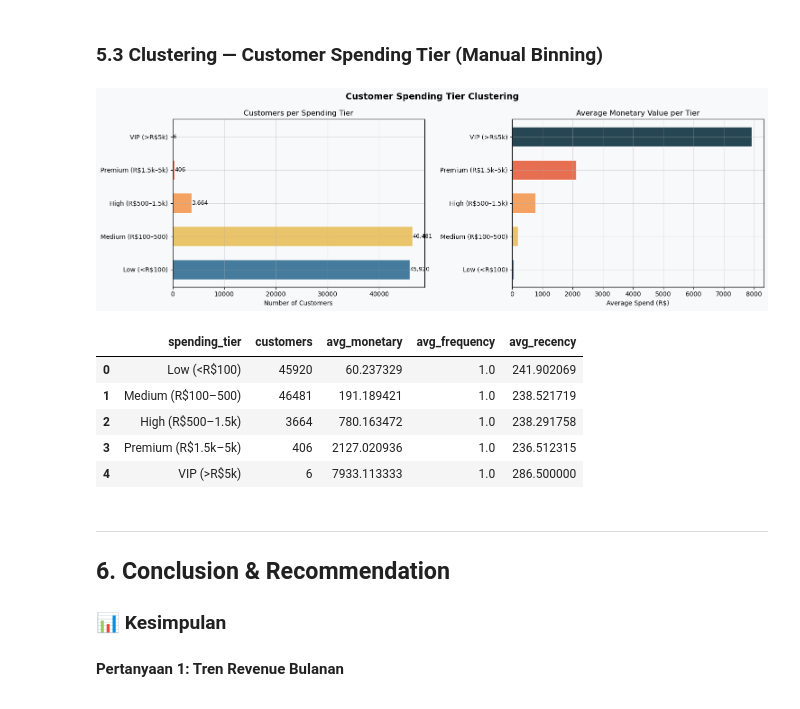
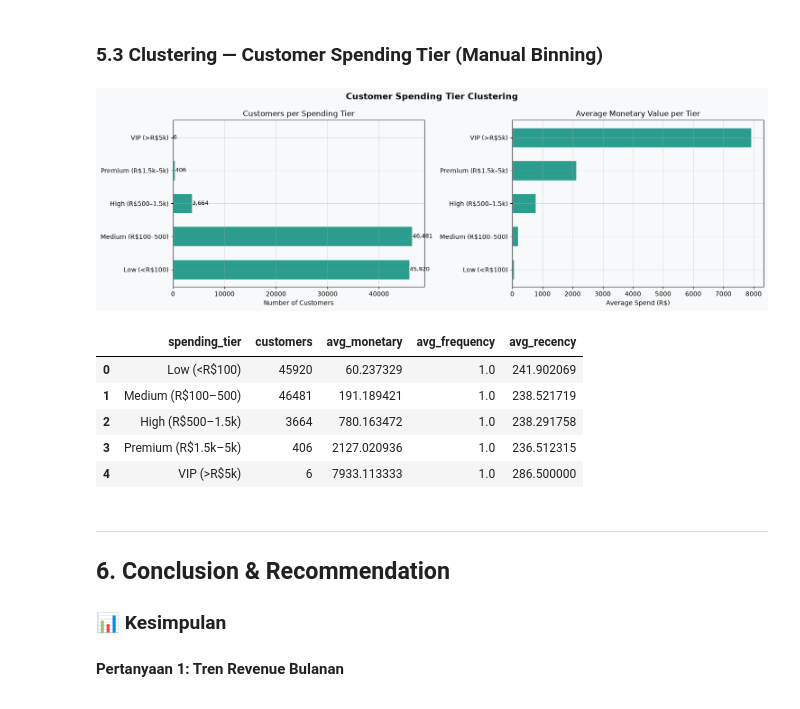
Before and after one commit to DaffaAlfiannoor/E-Commerce-Data-Analysis, a Jupyter notebook: notebook.ipynb, the cells around one changed output. Saved outputs shown, nothing was run; the diff lists cells and outputs as text; code cells hidden in the pictures.

```diff
--- a/notebook.ipynb
+++ b/notebook.ipynb
@@ -881,38 +884,36 @@ rfm['recency_tier'] = pd.cut(
 
 tier_summary = (rfm
     .groupby(['spending_tier'], observed=True, as_index=False)
     .agg(customers=('customer_id','count'),
          avg_monetary=('monetary','mean'),
          avg_frequency=('frequency','mean'),
          avg_recency=('recency','mean'))
     .sort_values('avg_monetary'))
 
 fig, axes = plt.subplots(1, 2, figsize=(15, 5))
 fig.suptitle('Customer Spending Tier Clustering', fontsize=14, fontweight='bold')
 
-colors_tier = [PALETTE[6], PALETTE[2], PALETTE[3], PALETTE[4], PALETTE[0]]
-
 ax1 = axes[0]
 ax1.barh(tier_summary['spending_tier'].astype(str), tier_summary['customers'],
-         color=colors_tier, edgecolor='white', height=0.6)
+         color=PALETTE[1], edgecolor='white', height=0.6)
 ax1.set_title('Customers per Spending Tier')
 ax1.set_xlabel('Number of Customers')
 for i, (_, row) in enumerate(tier_summary.iterrows()):
     ax1.text(row['customers'] + 50, i, f"{row['customers']:,}", va='center', fontsize=9)
 
 ax2 = axes[1]
 ax2.barh(tier_summary['spending_tier'].astype(str), tier_summary['avg_monetary'],
-         color=colors_tier, edgecolor='white', height=0.6)
+         color=PALETTE[1], edgecolor='white', height=0.6)
 ax2.set_title('Average Monetary Value per Tier')
 ax2.set_xlabel('Average Spend (R$)')
 
 plt.tight_layout()
 plt.savefig('spending_tiers.png', dpi=150, bbox_inches='tight')
 plt.show()
 
 display(tier_summary)
 # %% [output]
-[figure, old version]
+[figure, new version]
 |  | spending_tier | customers | avg_monetary | avg_frequency | avg_recency |
 | 0 | Low (<R$100) | 45920 | 60.237329 | 1.0 | 241.902069 |
 | 1 | Medium (R$100–500) | 46481 | 191.189421 | 1.0 | 238.521719 |
```
Also changed, not shown: parts of 6 cells of this notebook.
